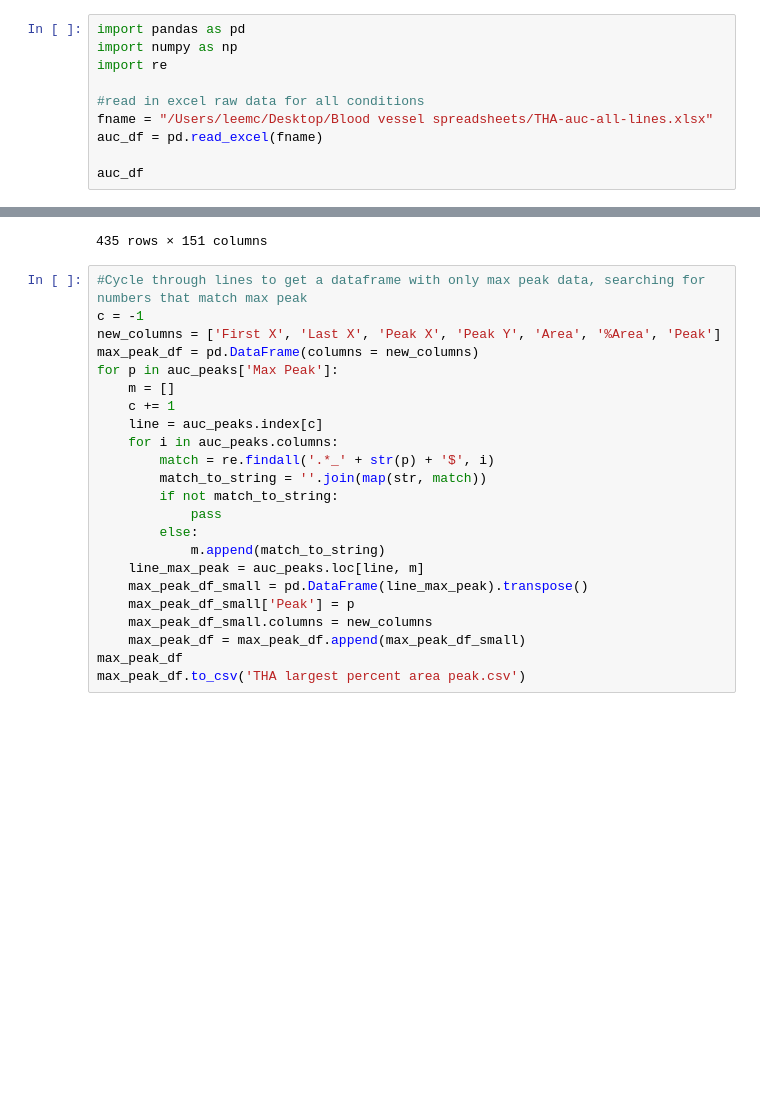
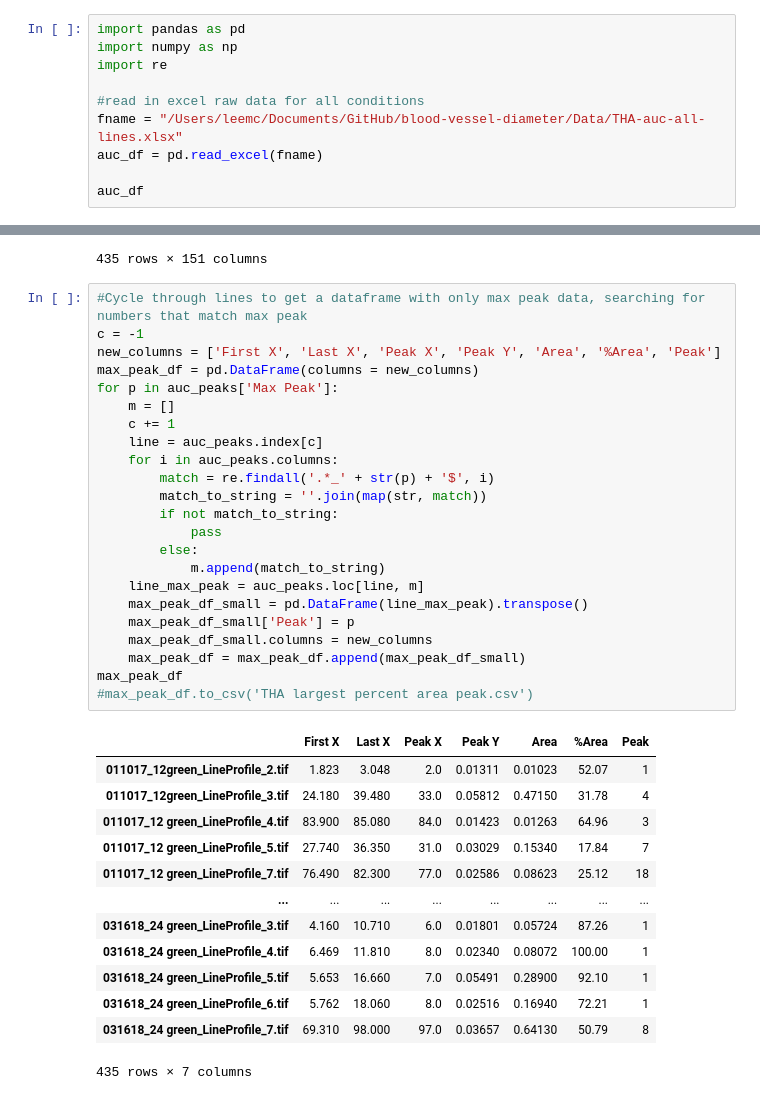
Before and after one commit to leemc-data-ed/blood-vessel-diameter, a Jupyter notebook: AUC_largest_percent_area.ipynb, the cells around one changed output, grey strips where cells are left out. Cells and saved outputs as stored; diff of their text form; blank space fills up the shorter version.

```diff
--- a/AUC_largest_percent_area.ipynb
+++ b/AUC_largest_percent_area.ipynb
@@ -4,7 +4,7 @@ import numpy as np
 import re
 
 #read in excel raw data for all conditions
-fname = "/Users/leemc/Desktop/Blood vessel spreadsheets/THA-auc-all-lines.xlsx"
+fname = "/Users/leemc/Documents/GitHub/blood-vessel-diameter/Data/THA-auc-all-lines.xlsx"
 auc_df = pd.read_excel(fname)
 
 auc_df
@@ -157,23 +157,37 @@ auc_peaks
 # %%
 #Cycle through lines to get a dataframe with only max peak data, searching for numbers that match max peak
 c = -1
 new_columns = ['First X', 'Last X', 'Peak X', 'Peak Y', 'Area', '%Area', 'Peak']
 max_peak_df = pd.DataFrame(columns = new_columns)
 for p in auc_peaks['Max Peak']:
     m = []
     c += 1
     line = auc_peaks.index[c]
     for i in auc_peaks.columns:
         match = re.findall('.*_' + str(p) + '$', i)
         match_to_string = ''.join(map(str, match))
         if not match_to_string:
             pass
         else:
             m.append(match_to_string)
     line_max_peak = auc_peaks.loc[line, m]
     max_peak_df_small = pd.DataFrame(line_max_peak).transpose()
     max_peak_df_small['Peak'] = p
     max_peak_df_small.columns = new_columns
     max_peak_df = max_peak_df.append(max_peak_df_small)
 max_peak_df
-max_peak_df.to_csv('THA largest percent area peak.csv')
+#max_peak_df.to_csv('THA largest percent area peak.csv')
+# %% [output]
+|  | First X | Last X | Peak X | Peak Y | Area | %Area | Peak |
+| 011017_12green_LineProfile_2.tif | 1.823 | 3.048 | 2.0 | 0.01311 | 0.01023 | 52.07 | 1 |
+| 011017_12green_LineProfile_3.tif | 24.180 | 39.480 | 33.0 | 0.05812 | 0.47150 | 31.78 | 4 |
+| 011017_12 green_LineProfile_4.tif | 83.900 | 85.080 | 84.0 | 0.01423 | 0.01263 | 64.96 | 3 |
+| 011017_12 green_LineProfile_5.tif | 27.740 | 36.350 | 31.0 | 0.03029 | 0.15340 | 17.84 | 7 |
+| 011017_12 green_LineProfile_7.tif | 76.490 | 82.300 | 77.0 | 0.02586 | 0.08623 | 25.12 | 18 |
+| ... | ... | ... | ... | ... | ... | ... | ... |
+| 031618_24 green_LineProfile_3.tif | 4.160 | 10.710 | 6.0 | 0.01801 | 0.05724 | 87.26 | 1 |
+| 031618_24 green_LineProfile_4.tif | 6.469 | 11.810 | 8.0 | 0.02340 | 0.08072 | 100.00 | 1 |
+| 031618_24 green_LineProfile_5.tif | 5.653 | 16.660 | 7.0 | 0.05491 | 0.28900 | 92.10 | 1 |
+| 031618_24 green_LineProfile_6.tif | 5.762 | 18.060 | 8.0 | 0.02516 | 0.16940 | 72.21 | 1 |
+| 031618_24 green_LineProfile_7.tif | 69.310 | 98.000 | 97.0 | 0.03657 | 0.64130 | 50.79 | 8 |
+435 rows × 7 columns
```
Also changed, not shown: 1 other file.
